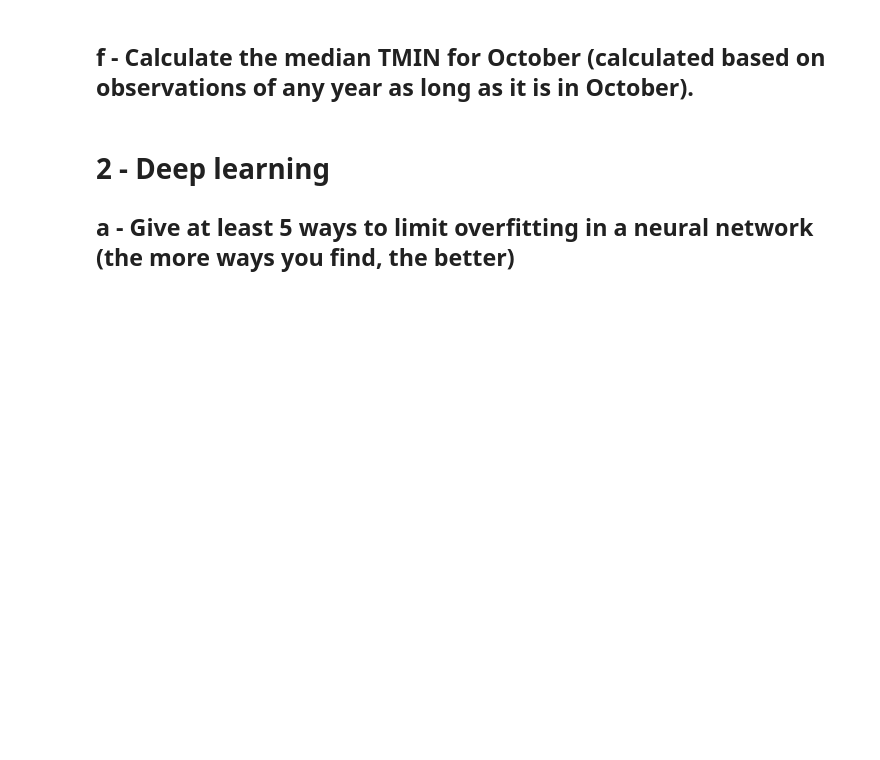
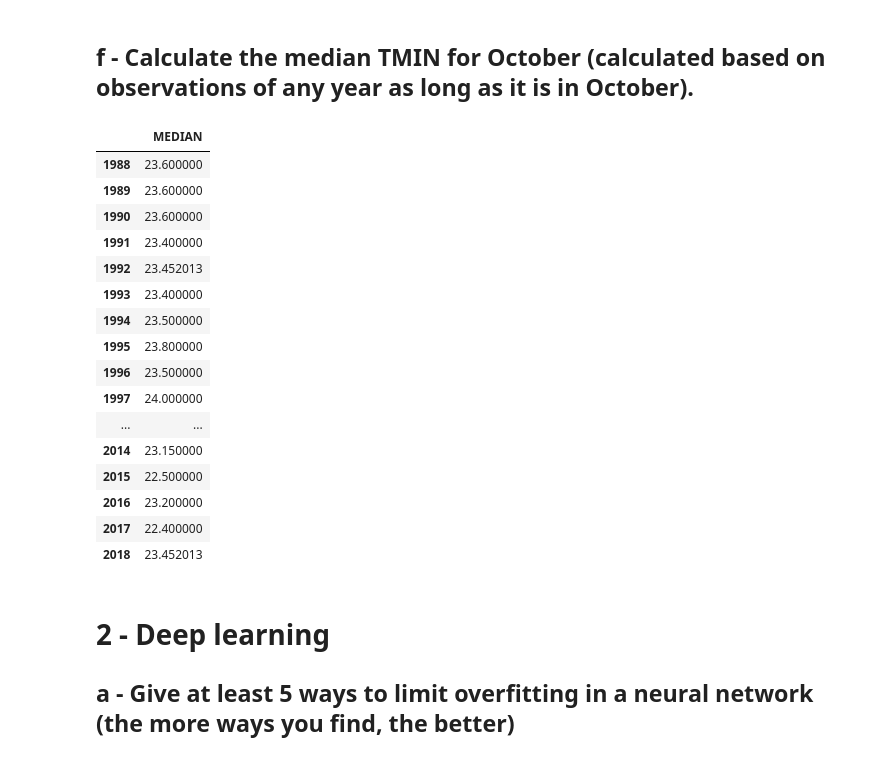
Before and after one commit to JK-Pair/Data_analysis, a Jupyter notebook: Assignment.ipynb, the cells around one changed output. Drawn from its saved outputs; the diff is of its cells as text; code cells hidden in the pictures; blank space fills up the shorter version.

Commit message:
Done  Calculate the median TMIN for October

```diff
--- a/Assignment.ipynb
+++ b/Assignment.ipynb
@@ -313,16 +313,20 @@ The average probability of rain (RAIN > 0) in 2000 is 0.6194051439490016
 # %% [markdown]
 ## f - Calculate the median TMIN for October (calculated based on observations of any year as long as it is in October).
 # %%
-year = 2010
-delta_f = (date(year, 12, 31) - date(year, 1, 1))
-total_days_f = int(delta_f.days) + 1
+def findOctInYear(year):
+    delta_f = (date(year, 12, 31) - date(year, 1, 1))
+    total_days_f = int(delta_f.days) + 1
 
-d_oct = date(year, 10, 1)
-d_dec = date(year, 12, 31)
+    d_oct = date(year, 10, 1)
+    d_dec = date(year, 12, 31)
 
-total_oct = date(year, 10, 31) - date(year, 10, 1)
-total_oct = int(total_oct.days) + 1
+    total_oct = date(year, 10, 31) - date(year, 10, 1)
+    total_oct = int(total_oct.days) + 1
 
-delta_oct = (d_dec - d_oct)
-start_days_oct = (total_days_f - int(delta_oct.days))
-start_days_oct
+    delta_oct = (d_dec - d_oct)
+    start_days_oct = (total_days_f - int(delta_oct.days))
+    group_Oct = []
+
+    for day in range(start_days_oct, start_days_oct + total_oct):
+        group_Oct.append(str(year) + str("{0:0=3d}".format(day)))
+    return group_Oct
@@ -340,3 +333,30 @@ data.TAVE.iloc[:2].median()
+# %%
+df_tmin = pd.DataFrame(columns =['MEDIAN'])
+# %%
+for year in range(1988, 2019):
+    oct_list = findOctInYear(year)
+    median = data_avg.TMIN[data_avg.index.isin(oct_list)].median()
+    df_tmin.loc[str(year)] = median
+# %%
+df_tmin
+# %% [output]
+|  | MEDIAN |
+| 1988 | 23.600000 |
+| 1989 | 23.600000 |
+| 1990 | 23.600000 |
+| 1991 | 23.400000 |
+| 1992 | 23.452013 |
+| 1993 | 23.400000 |
+| 1994 | 23.500000 |
+| 1995 | 23.800000 |
+| 1996 | 23.500000 |
+| 1997 | 24.000000 |
+| ... | ... |
+| 2014 | 23.150000 |
+| 2015 | 22.500000 |
+| 2016 | 23.200000 |
+| 2017 | 22.400000 |
+| 2018 | 23.452013 |
 # %% [markdown]
 # 2 - Deep learning
 ## a - Give at least 5 ways to limit overfitting in a neural network (the more ways you find, the better)
```
Also changed, not shown: parts of 3 cells of this notebook.
